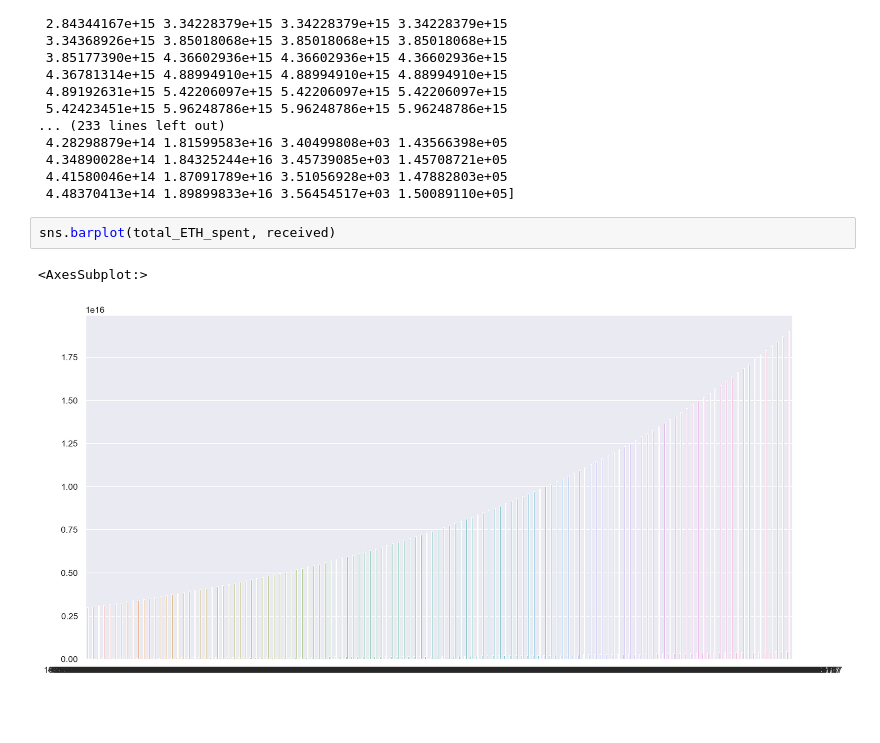
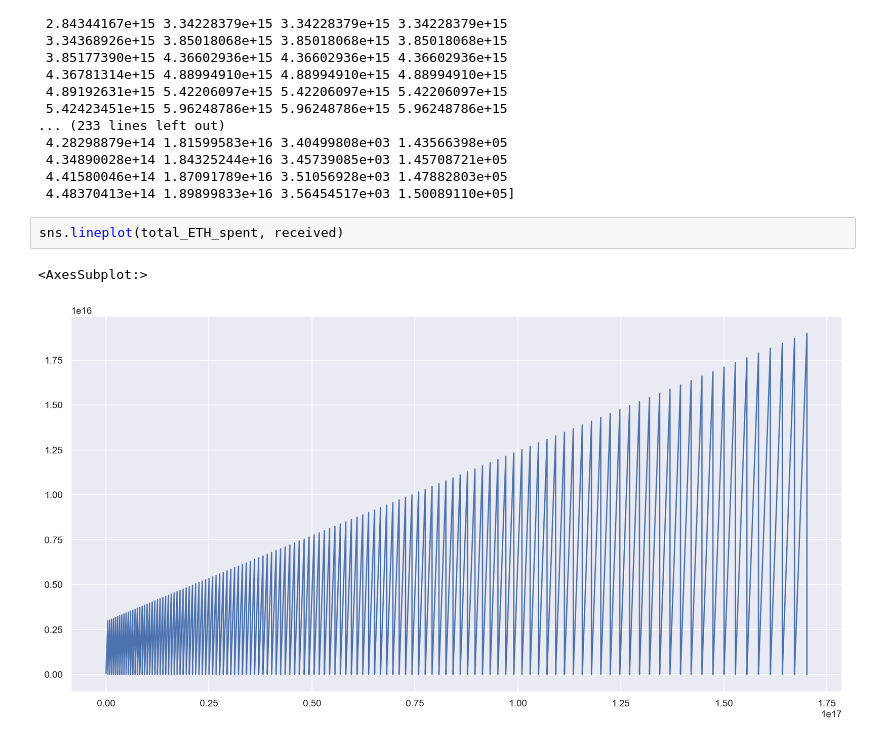
Before and after one commit to rsha256/defi_final_proj, a Jupyter notebook: my_notebook.ipynb, the cells around one changed output. Drawn from its saved outputs; the diff is of its cells as text; blank space fills up the shorter version.

```diff
--- a/my_notebook.ipynb
+++ b/my_notebook.ipynb
@@ -167,7 +169,7 @@ print(total_ETH_spent, received)
  4.41580046e+14 1.87091789e+16 3.51056928e+03 1.47882803e+05
  4.48370413e+14 1.89899833e+16 3.56454517e+03 1.50089110e+05]
 # %%
-sns.barplot(total_ETH_spent, received)
+sns.lineplot(total_ETH_spent, received)
 # %% [output]
 <AxesSubplot:>
-[figure, old version]
+[figure, new version]
```
Also changed, not shown: parts of 1 cell of this notebook.
